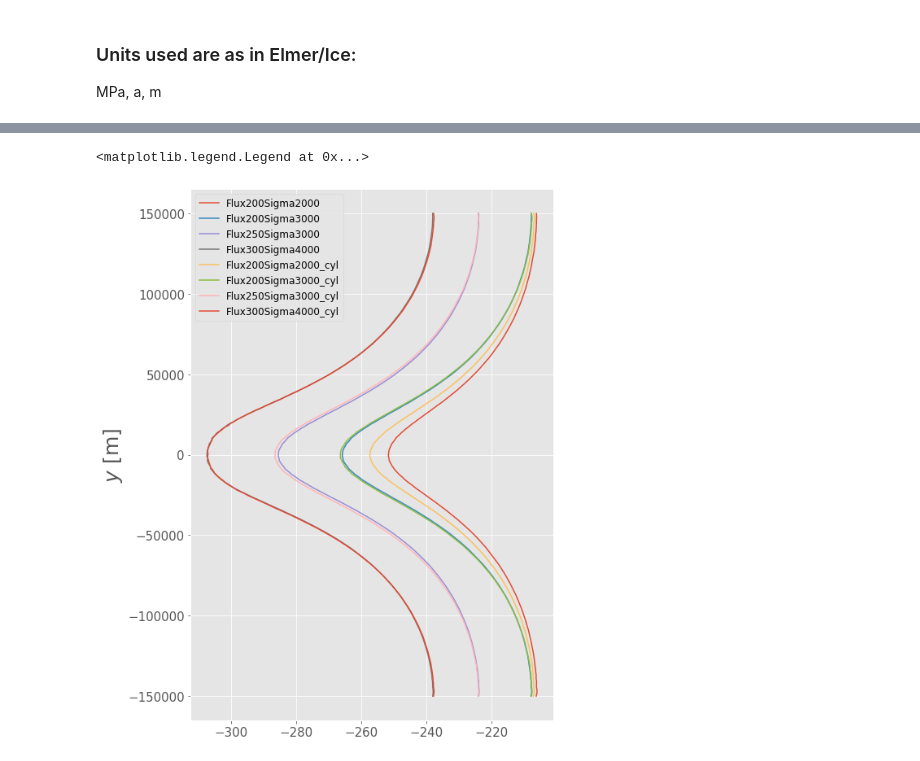
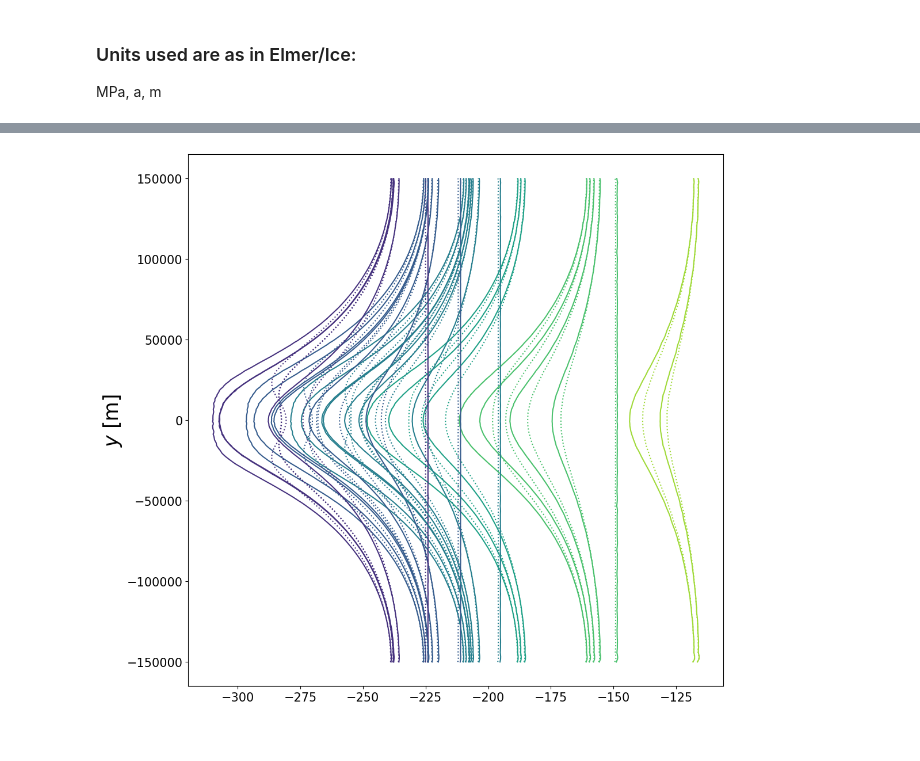
Before and after one commit to henryclara/ButtressingProject, a Jupyter notebook: Code/StressCalculationsWiderDomain.ipynb, the cells around one changed output, grey strips where cells are left out. Saved outputs shown, nothing was run; the diff lists cells and outputs as text; code cells hidden in the pictures.

```diff
--- a/Code/StressCalculationsWiderDomain.ipynb
+++ b/Code/StressCalculationsWiderDomain.ipynb
@@ -80,8 +92,12 @@ for sim in sims:
 # Subtract the hydrostatic pressure from stess
 
 for sim in sims:
-    dfs[sim]['stress 1 - hyd. p.'] = dfs[sim]['stress 1'] - dfs[sim]['hyd. pressure']
-    dfs[sim]['dev stress 1 - hyd. p.'] = dfs[sim]['stress 1'] - dfs[sim]['hyd. pressure'] + dfs[sim]['pressure']
+    if sim.endswith('cyl'):
+        dfs[sim]['stress 2 - hyd. p.'] = dfs[sim]['stress 2'] - dfs[sim]['hyd. pressure']
+        dfs[sim]['dev stress 2 - hyd. p.'] = dfs[sim]['stress 2'] - dfs[sim]['hyd. pressure'] + dfs[sim]['pressure']
+    else:
+        dfs[sim]['stress 1 - hyd. p.'] = dfs[sim]['stress 1'] - dfs[sim]['hyd. pressure']
+        dfs[sim]['dev stress 1 - hyd. p.'] = dfs[sim]['stress 1'] - dfs[sim]['hyd. pressure'] + dfs[sim]['pressure']
 # %%
 # Function to vertically integrate data
 # As input, it takes a dataframe, number of vertical nodes, variable and coordinate of interest
@@ -123,16 +176,24 @@ stress1hydp = {}
 devstress1hydp = {}
 hydp = {}
 
+stress1_div_thickness = {}
+devstress1_div_thickness = {}
+stress1hydp_div_thickness = {}
+devstress1hydp_div_thickness = {}
+hydp_div_thickness = {}
+
 for sim in sims:
     if sim.endswith('cyl'):
         stress1[sim] = VertInt(dfs[sim], 6, 'stress 2', 'Points:0')
-        #devstress1[sim] = VertInt(dfs[sim], 6, 'dev stress 2', 'Points:0')
-        #stress1hydp[sim] = VertInt(dfs[sim], 6, 'stress 2 - hyd. p.', 'Points:0')
-        #devstress1hydp[sim] = VertInt(dfs[sim], 6, 'dev stress 2 - hyd. p.', 'Points:0')
-        #hydp[sim] = VertInt(dfs[sim], 6, 'hyd. pressure', 'Points:0')
+        stress1hydp[sim] = VertInt(dfs[sim], 6, 'stress 2 - hyd. p.', 'Points:0')
+        hydp[sim] = VertInt(dfs[sim], 6, 'hyd. pressure', 'Points:0')
+        stress1_div_thickness[sim] = VertInt(dfs[sim], 6, 'stress 2', 'Points:0', True)
+        stress1hydp_div_thickness[sim] = VertInt(dfs[sim], 6, 'stress 2 - hyd. p.', 'Points:0', True)
+        hydp_div_thickness[sim] = VertInt(dfs[sim], 6, 'hyd. pressure', 'Points:0', True)
     else:
         stress1[sim] = VertInt(dfs[sim], 6, 'stress 1', 'Points:1')
-        devstress1[sim] = VertInt(dfs[sim], 6, 'dev stress 1', 'Points:1')
         stress1hydp[sim] = VertInt(dfs[sim], 6, 'stress 1 - hyd. p.', 'Points:1')
-        devstress1hydp[sim] = VertInt(dfs[sim], 6, 'dev stress 1 - hyd. p.', 'Points:1')
         hydp[sim] = VertInt(dfs[sim], 6, 'hyd. pressure', 'Points:1')
+        stress1_div_thickness[sim] = VertInt(dfs[sim], 6, 'stress 1', 'Points:1', True)
+        stress1hydp_div_thickness[sim] = VertInt(dfs[sim], 6, 'stress 1 - hyd. p.', 'Points:1', True)
+        hydp_div_thickness[sim] = VertInt(dfs[sim], 6, 'hyd. pressure', 'Points:1', True)
@@ -156,16 +200,20 @@ ax[i].set_xlabel(r'$\tau_{xx}$ [MPa]', size=25)
 # %%
-# Plot the deviatoric stress in the x-direction
+# Plot the stress in the x-direction
 
-fig, ax = plt.subplots(1, 1, figsize=(8, 12))
+fig, ax = plt.subplots(1, 1, figsize=(12, 12))
 
 for sim in sims:
-    ax.plot(list(stress1[sim].values()), list(stress1[sim].keys()), label=sim)
+    if sim[4:6] == '50':
+        ax.plot(list(stress1[sim].values()), list(stress1[sim].keys()), label=sim, color=colors[0])
+        ax.plot(list(hydp[sim].values()), list(hydp[sim].keys()), label=sim, linestyle='dotted', color=colors[0])
+    else:
+        ax.plot(list(stress1[sim].values()), list(stress1[sim].keys()), label=sim, color=colors[int(int(sim[4:6])/5)-1])
+        ax.plot(list(hydp[sim].values()), list(hydp[sim].keys()), label=sim, linestyle='dotted', color=colors[int(int(sim[4:6])/5)-1])
 ax.set_ylabel(r'$y$ [m]', size=25)
 ax.tick_params(axis='both', which='major', labelsize=15)
-ax.legend(fontsize='12')
+#ax.legend(fontsize='12')
 #ax.title.set_text(r'$v_{x,0} = $' + str(fluxes[i]) + ' [m a$^{-1}$]')
 #ax.set_xlabel(r'$\tau_{xx}$ [MPa]', size=25)
 #fig.savefig('../Figures/stress1_sigma.jpg', format='jpg', dpi=500, bbox_inches = "tight")
 # %% [output]
-<matplotlib.legend.Legend at 0x...>
-[figure, old version]
+[figure, new version]
```
Also changed, not shown: parts of 9 cells of this notebook.
